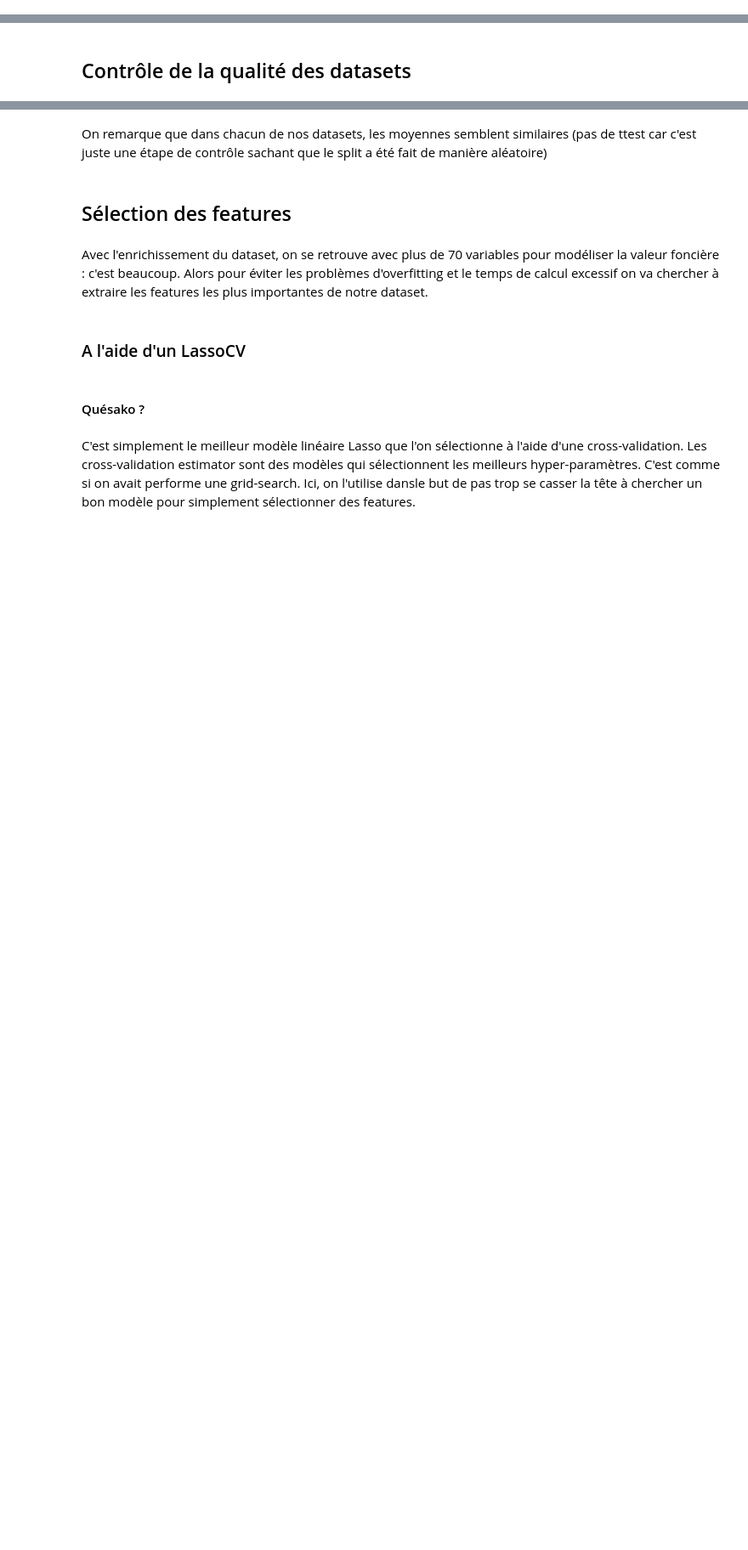
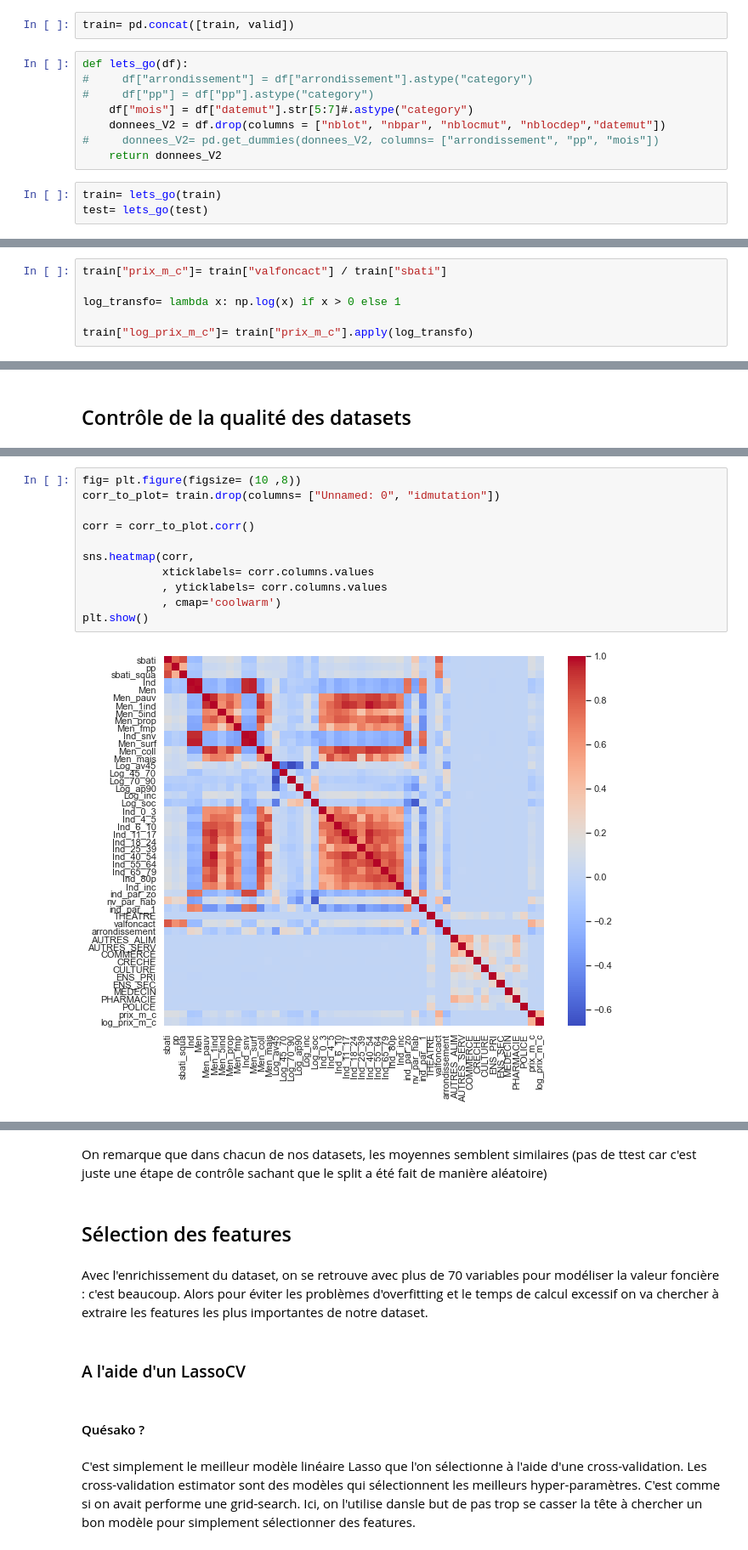
Before and after one commit to Orlogskapten/dvf_ensae_sbra, a Jupyter notebook: notebook/modelisation_wen.ipynb, the cells around one changed output, grey strips where cells are left out. Shown at 85% size. Drawn from its saved outputs; the diff is of its cells as text; blank space fills up the shorter version.

```diff
--- a/notebook/modelisation_wen.ipynb
+++ b/notebook/modelisation_wen.ipynb
@@ -26,4 +36,23 @@ valid= pd.read_csv("../good_data/donnees_model/donnees_validation.csv")
+# %%
+train= pd.concat([train, valid])
+# %%
+def lets_go(df):
+#     df["arrondissement"] = df["arrondissement"].astype("category")
+#     df["pp"] = df["pp"].astype("category")
+    df["mois"] = df["datemut"].str[5:7]#.astype("category")
+    donnees_V2 = df.drop(columns = ["nblot", "nbpar", "nblocmut", "nblocdep","datemut"])
+#     donnees_V2= pd.get_dummies(donnees_V2, columns= ["arrondissement", "pp", "mois"])
+    return donnees_V2
+# %%
+train= lets_go(train)
+test= lets_go(test)
 # %%
 # System variable / for model training
 n_jobs= 10
 verbose= 1
+# %%
+train["prix_m_c"]= train["valfoncact"] / train["sbati"]
+
+log_transfo= lambda x: np.log(x) if x > 0 else 1
+
+train["log_prix_m_c"]= train["prix_m_c"].apply(log_transfo)
@@ -31,0 +68,13 @@ verbose= 1
+# %%
+fig= plt.figure(figsize= (10 ,8))
+corr_to_plot= train.drop(columns= ["Unnamed: 0", "idmutation"])
+
+corr = corr_to_plot.corr()
+
+sns.heatmap(corr,
+            xticklabels= corr.columns.values
+            , yticklabels= corr.columns.values
+            , cmap='coolwarm')
+plt.show()
+# %% [output]
+[figure, added]
```
Also changed, not shown: parts of 53 cells of this notebook, 1 other file.
